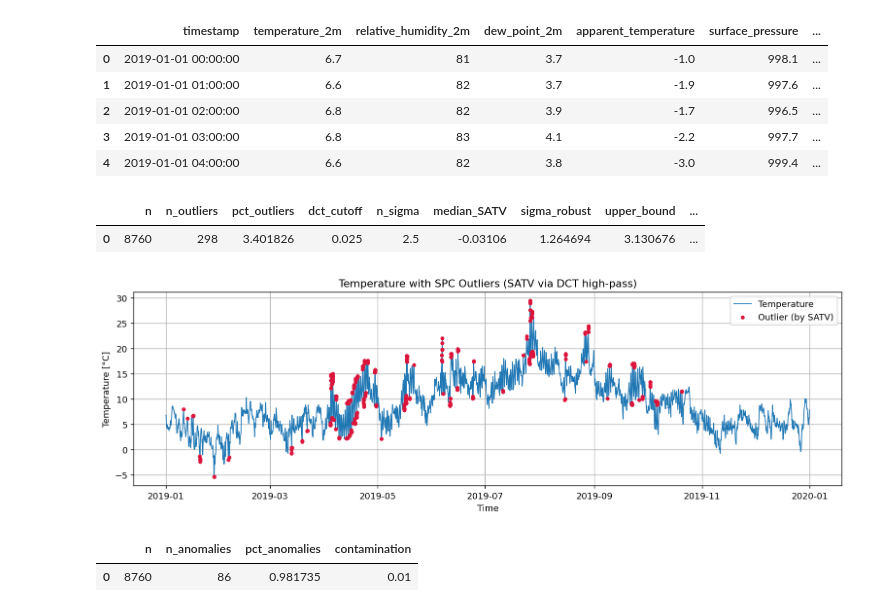
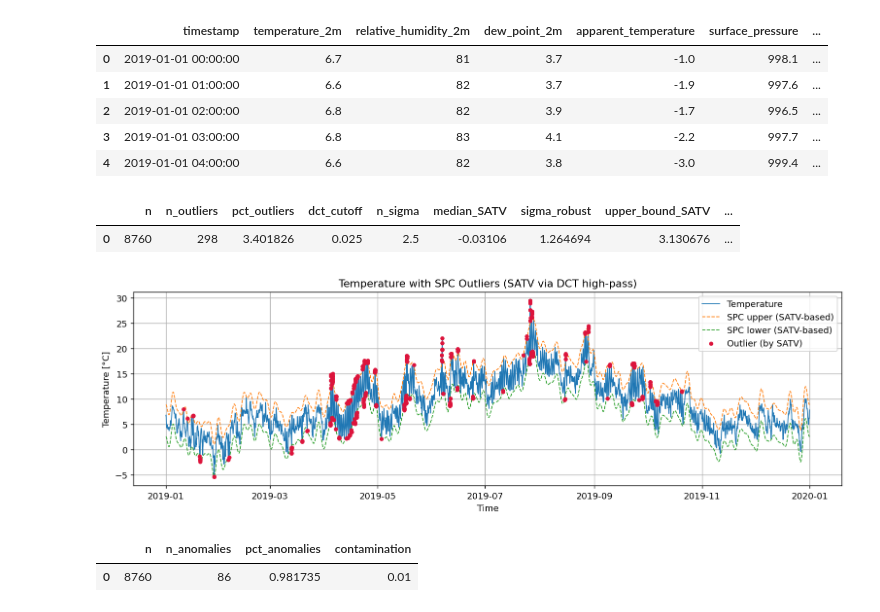
Before and after one commit to Viktoria0720/IND320_VY, a Jupyter notebook: ASSIGNMENTS/PART2/notebooks/IND320_VY_v3.ipynb, the cells around one changed output. Saved outputs shown, nothing was run; the diff lists cells and outputs as text; code cells hidden in the pictures.

```diff
--- a/ASSIGNMENTS/PART2/notebooks/IND320_VY_v3.ipynb
+++ b/ASSIGNMENTS/PART2/notebooks/IND320_VY_v3.ipynb
@@ -128,10 +128,18 @@ def spc_outliers_temperature(
     time_col: str = "timestamp",
     temp_col: str = "temperature_2m",
     dct_cutoff: float = 0.025,   # fraction of lowest DCT freqs to zero out (0..1)
-    n_sigma: float = 2.5,       # robust sigma multiplier
+    n_sigma: float = 2.5,        # robust sigma multiplier
 ):
     """
     Returns (fig, outliers_df, summary_df).
+
+    - Removes low-frequency components via DCT high-pass → SATV.
+    - Computes robust SPC limits on SATV (median ± n_sigma * 1.4826 * MAD).
+    - Uses SATV to flag outliers.
+    - Plots raw temperature with:
+        * SPC boundary curves in temperature units (baseline ± SATV limits)
+        * Outliers highlighted in a contrasting colour.
+    - SATV values are NOT plotted (only used internally).
     """
     ts = df[[time_col, temp_col]].dropna().copy()
     x = ts[temp_col].to_numpy(float)
@@ -139,7 +147,7 @@ def spc_outliers_temperature(
     # DCT-II forward transform
     X = dct(x, type=2, norm="ortho")
 
-    # Remove low-frequency components
+    # Remove low-frequency components → high-pass (SATV)
     k = max(1, int(len(X) * dct_cutoff))
     X_hp = X.copy()
     X_hp[:k] = 0.0
@@ -153,45 +161,60 @@ def spc_outliers_temperature(
     mad = float(np.median(np.abs(satv - med)))
     sigma = 1.4826 * mad if mad > 0 else float(np.std(satv))
     upper = med + n_sigma * sigma
     lower = med - n_sigma * sigma
 
-    # Outliers by SATV
-    is_out = (satv_s > upper) | (satv_s < lower)  # pandas Series[bool]
+    # Outliers in SATV space
+    is_out = (satv_s > upper) | (satv_s < lower)
     out_df = ts.loc[is_out].assign(SATV=satv_s.loc[is_out])
 
-    # Plot raw temperature; highlight SATV-defined outliers
+    # --- Build SPC boundary curves in temperature units ---
+    # x = baseline + SATV  ⇒  baseline = x - SATV
+    baseline = x - satv
+    baseline_s = pd.Series(baseline, index=ts.index, name="baseline_temp")
+
+    upper_curve = baseline_s + upper   # time-varying upper SPC curve
+    lower_curve = baseline_s + lower   # time-varying lower SPC curve
+
+    # --- Plot: raw temperature + SPC curves + highlighted outliers ---
     fig, ax = plt.subplots()
     ax.plot(ts[time_col], ts[temp_col], linewidth=1.0, label="Temperature")
+
+    # SPC boundary curves (derived from SATV stats, but in °C)
+    ax.plot(ts[time_col], upper_curve, linestyle="--", linewidth=1.0,
+            label="SPC upper (SATV-based)")
+    ax.plot(ts[time_col], lower_curve, linestyle="--", linewidth=1.0,
+            label="SPC lower (SATV-based)")
+
+    # Outliers highlighted with contrasting colour
     ax.scatter(out_df[time_col], out_df[temp_col],
-               s=12, color="crimson", label="Outlier (by SATV)", zorder=3)
+               s=14, color="crimson", label="Outlier (by SATV)", zorder=3)
+
     ax.set_title("Temperature with SPC Outliers (SATV via DCT high-pass)")
     ax.set_xlabel("Time")
     ax.set_ylabel("Temperature [°C]")
     ax.legend(loc="best")
     fig.tight_layout()
 
     summary = {
         "n": int(len(ts)),
         "n_outliers": int(is_out.sum()),
         "pct_outliers": float(is_out.mean() * 100.0),
         "dct_cutoff": float(dct_cutoff),
         "n_sigma": float(n_sigma),
         "median_SATV": med,
         "sigma_robust": sigma,
-        "upper_bound": upper,
-        "lower_bound": lower,
+        "upper_bound_SATV": upper,
+        "lower_bound_SATV": lower,
     }
+
     return fig, out_df, pd.DataFrame([summary])
-
-
-# --- Test on Bergen 2019 ---
 fig_spc, out_points, out_summary = spc_outliers_temperature(wx2019_bergen)
 display(out_summary)
-plt.show()
+plt.show(fig_spc)
 # %% [output]
-|  | n | n_outliers | pct_outliers | dct_cutoff | n_sigma | median_SATV | sigma_robust | upper_bound | ... |
+|  | n | n_outliers | pct_outliers | dct_cutoff | n_sigma | median_SATV | sigma_robust | upper_bound_SATV | ... |
 | 0 | 8760 | 298 | 3.401826 | 0.025 | 2.5 | -0.03106 | 1.264694 | 3.130676 | ... |
-[figure, old version]
+[figure, new version]
 # %%
 # Local Outlier Factor on the univariate precipitation series.
 # 'contamination' controls the proportion flagged as anomalies; default 1% per assignment.
```
